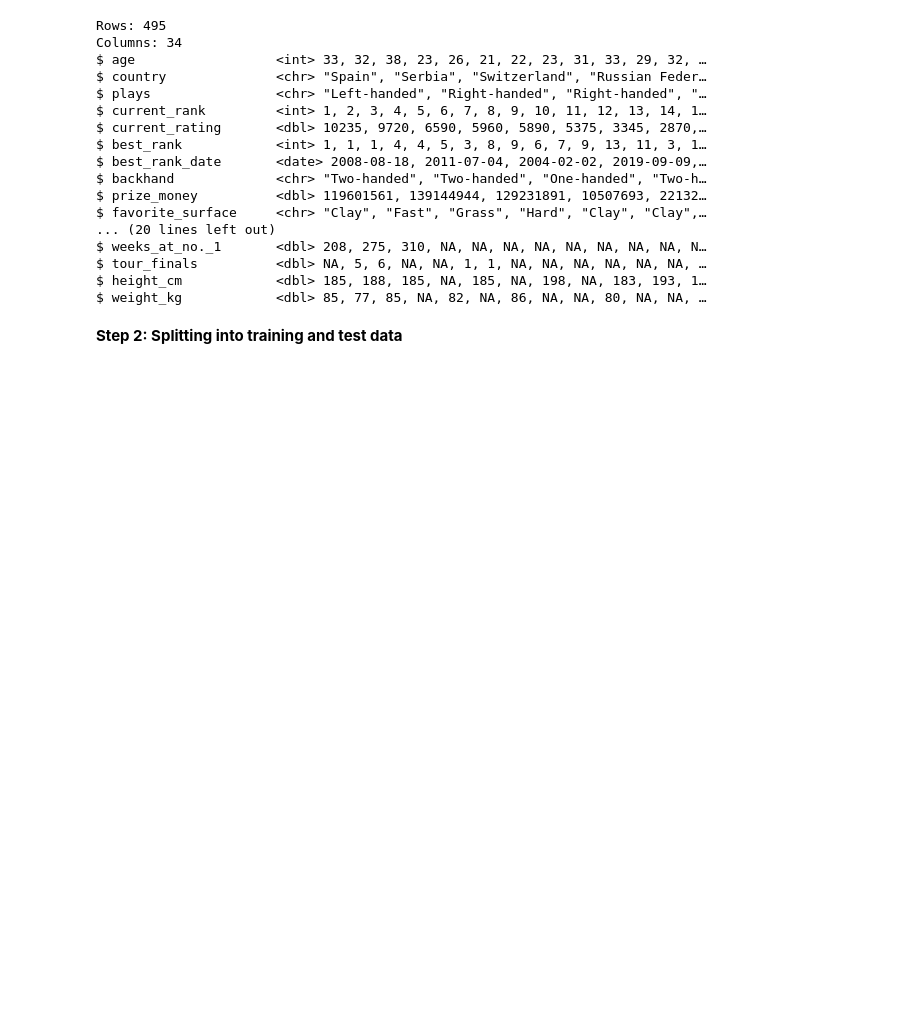
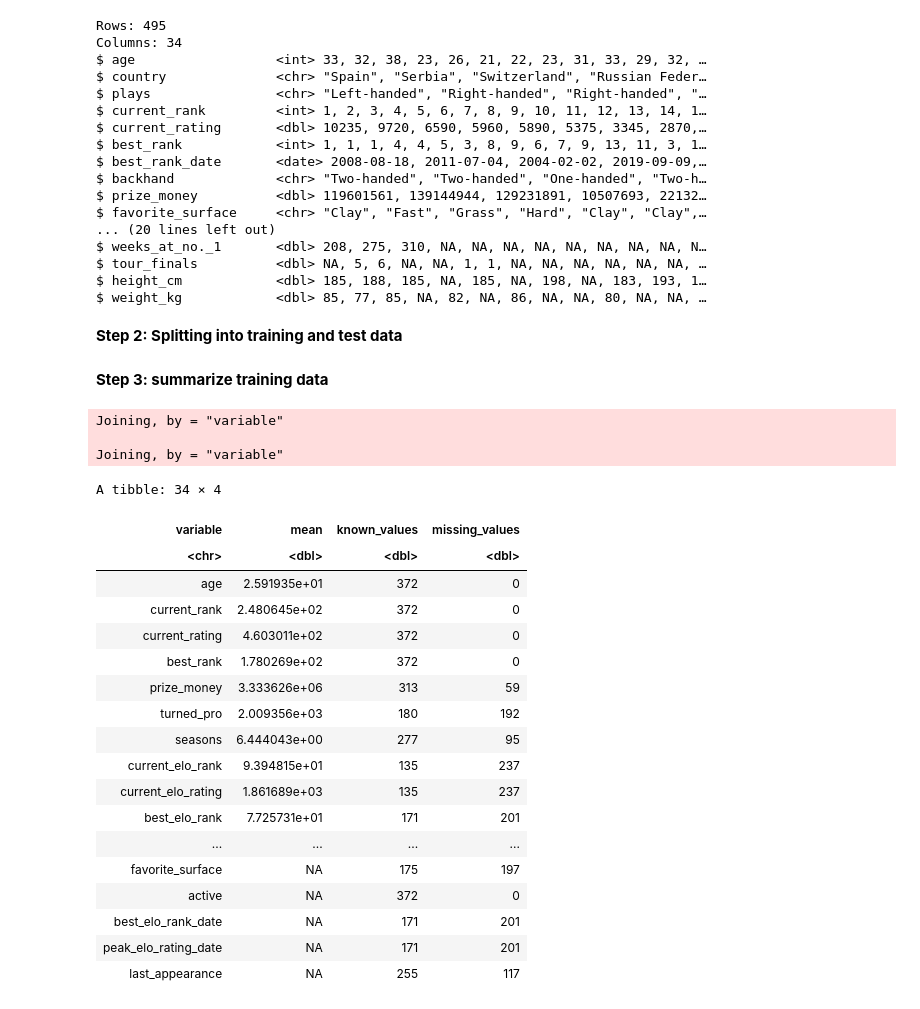
Before and after one commit to ZappyDoo/DSCIProject, a Jupyter notebook: project_proposal.ipynb, the cells around one changed output. Saved outputs shown, nothing was run; the diff lists cells and outputs as text; code cells hidden in the pictures; blank space fills up the shorter version.

```diff
--- a/project_proposal.ipynb
+++ b/project_proposal.ipynb
@@ -113,3 +131,47 @@ set.seed(1)
 stats_split <- initial_split(tidy_player_stats, prop = 0.75, strata = current_rank)
 stats_training <- training(stats_split)
 stats_testing <- testing(stats_split)
+# %% [markdown]
+**Step 3: summarize training data**
+# %%
+stats_training_means <- stats_training %>%
+        select_if(is.numeric) %>%
+        map_df(mean, na.rm = TRUE) %>%
+        pivot_longer(cols = age:weight_kg, names_to = "variable", values_to = "mean")
+
+stats_training_missing <- colSums(is.na(stats_training)) %>%
+        as.data.frame() %>%
+        rownames_to_column("variable")
+stats_training_missing <- rename(stats_training_missing, missing_values = .)
+
+stats_training_known <- colSums(!is.na(stats_training)) %>%
+        as.data.frame() %>%
+        rownames_to_column("variable")
+stats_training_known <- rename(stats_training_known, known_values = .)
+
+stats_training_summary <- full_join(stats_training_means, stats_training_known) %>%
+        full_join(stats_training_missing)
+stats_training_summary
+# %% [output]
+Joining, by = "variable"
+
+Joining, by = "variable"
+A tibble: 34 × 4
+| variable | mean | known_values | missing_values |
+| <chr> | <dbl> | <dbl> | <dbl> |
+| age | 2.591935e+01 | 372 | 0 |
+| current_rank | 2.480645e+02 | 372 | 0 |
+| current_rating | 4.603011e+02 | 372 | 0 |
+| best_rank | 1.780269e+02 | 372 | 0 |
+| prize_money | 3.333626e+06 | 313 | 59 |
+| turned_pro | 2.009356e+03 | 180 | 192 |
+| seasons | 6.444043e+00 | 277 | 95 |
+| current_elo_rank | 9.394815e+01 | 135 | 237 |
+| current_elo_rating | 1.861689e+03 | 135 | 237 |
+| best_elo_rank | 7.725731e+01 | 171 | 201 |
+| ... | ... | ... | ... |
+| favorite_surface | NA | 175 | 197 |
+| active | NA | 372 | 0 |
+| best_elo_rank_date | NA | 171 | 201 |
+| peak_elo_rating_date | NA | 171 | 201 |
+| last_appearance | NA | 255 | 117 |
```
Also changed, not shown: parts of 3 cells of this notebook.
